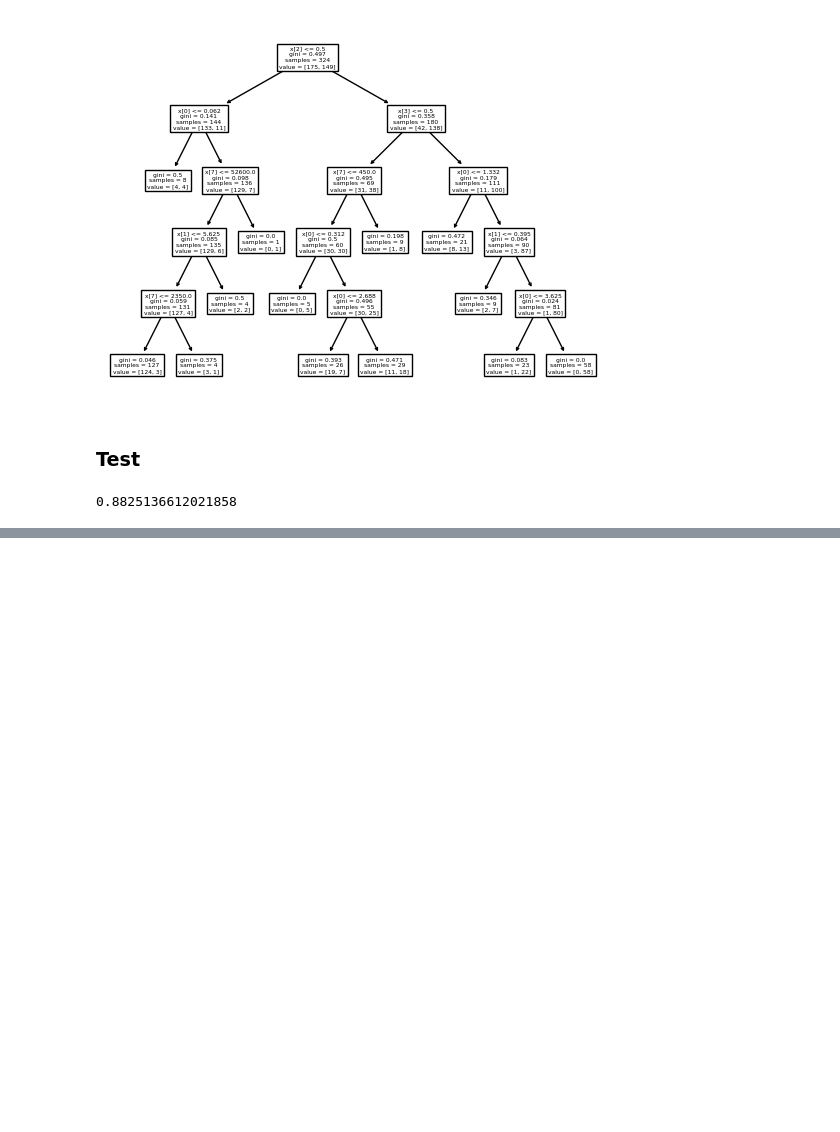
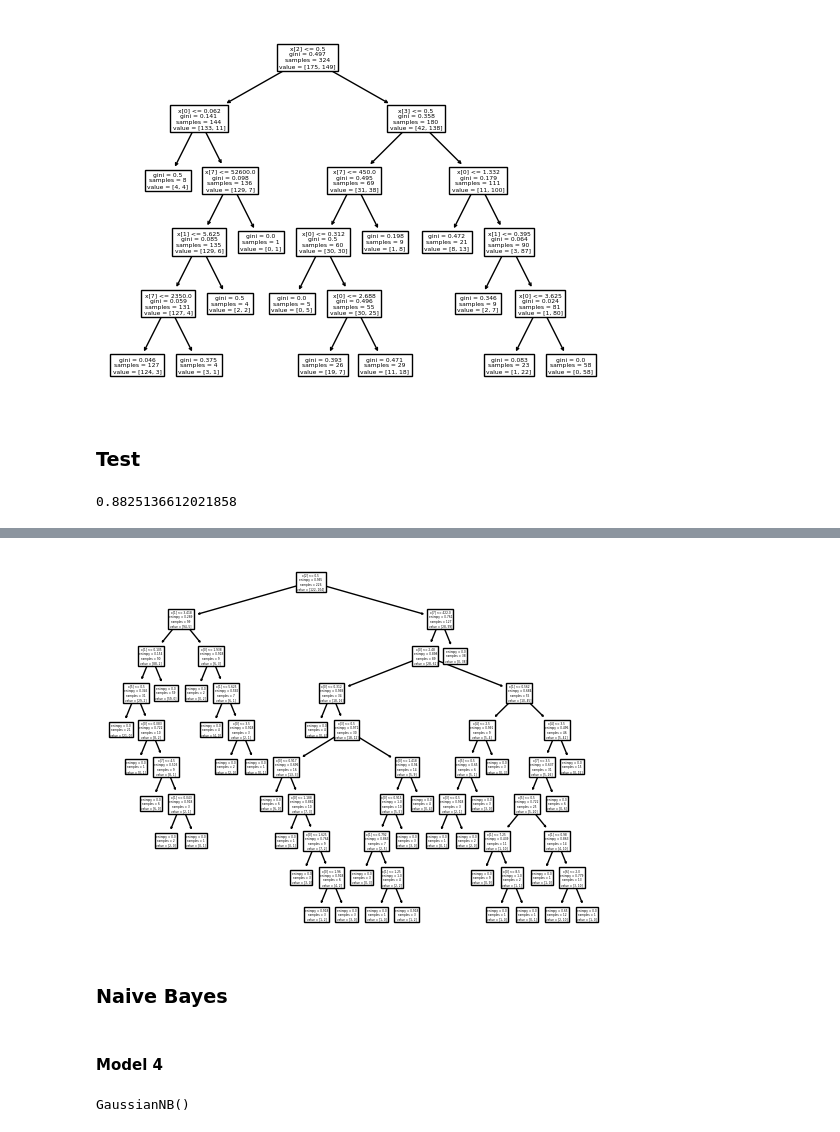
Before and after one commit to oktsadwikar/DPDM2023, a Jupyter notebook: Classification.ipynb, the cells around one changed output, grey strips where cells are left out. Saved outputs shown, nothing was run; the diff lists cells and outputs as text; code cells hidden in the pictures; blank space fills up the shorter version.

```diff
--- a/Classification.ipynb
+++ b/Classification.ipynb
@@ -310,0 +365,2 @@ accuracy_score(Y_test,y_predict4)
+# %%
+Model3 = DecisionTreeClassifier(criterion = "entropy", random_state=0 ,max_depth = 9)
@@ -310,0 +371,6 @@ accuracy_score(Y_test,y_predict4)
+# %%
+tree.plot_tree(Model3);
+# %% [output]
+[figure, added]
+# %% [markdown]
+### Naive Bayes
@@ -310,0 +379,2 @@ accuracy_score(Y_test,y_predict4)
+# %% [markdown]
+#### Model 4
@@ -310,0 +383,4 @@ accuracy_score(Y_test,y_predict4)
+# %%
+Model4.fit(X_traintrain,y_traintrain)
+# %% [output]
+GaussianNB()
```
Also changed, not shown: parts of 52 cells of this notebook.
